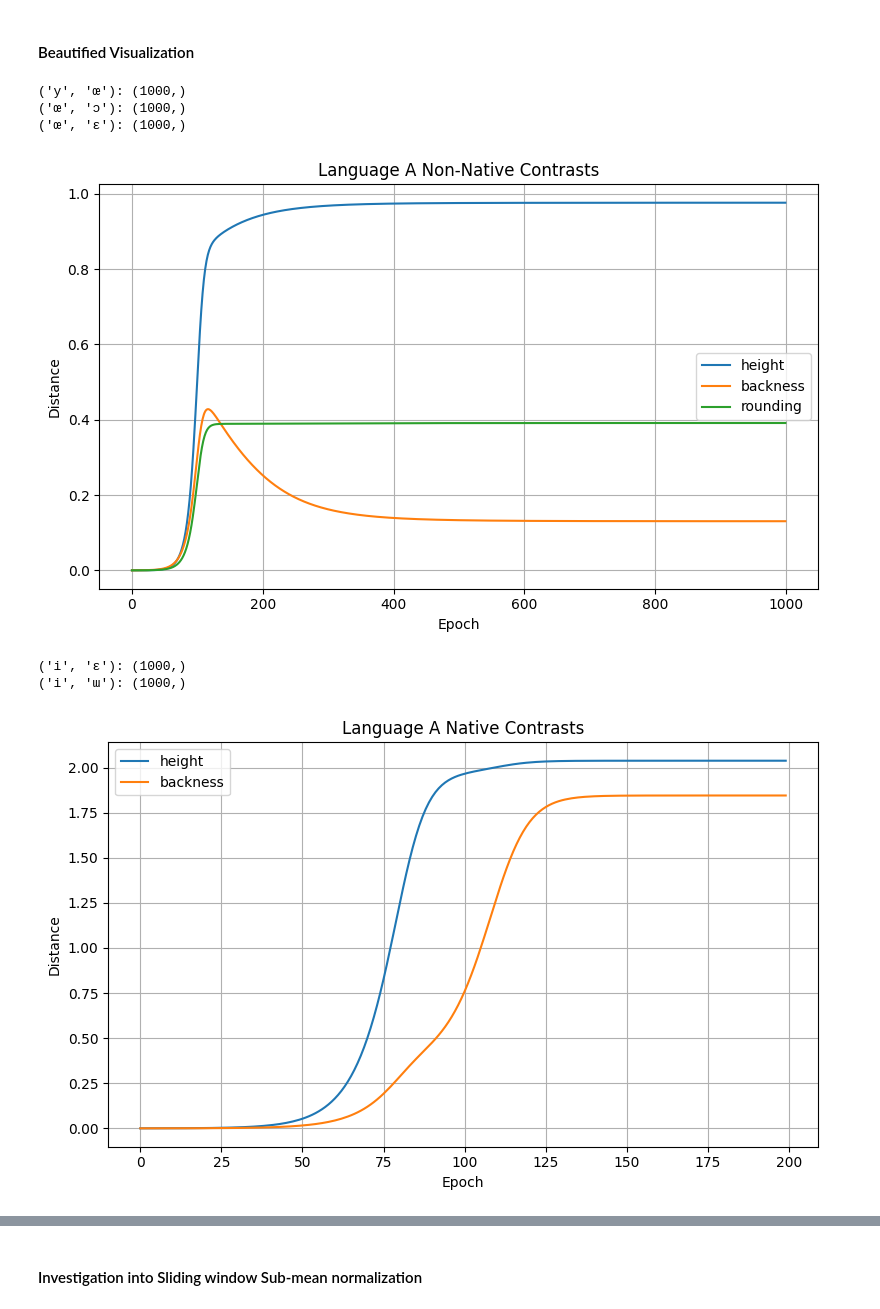
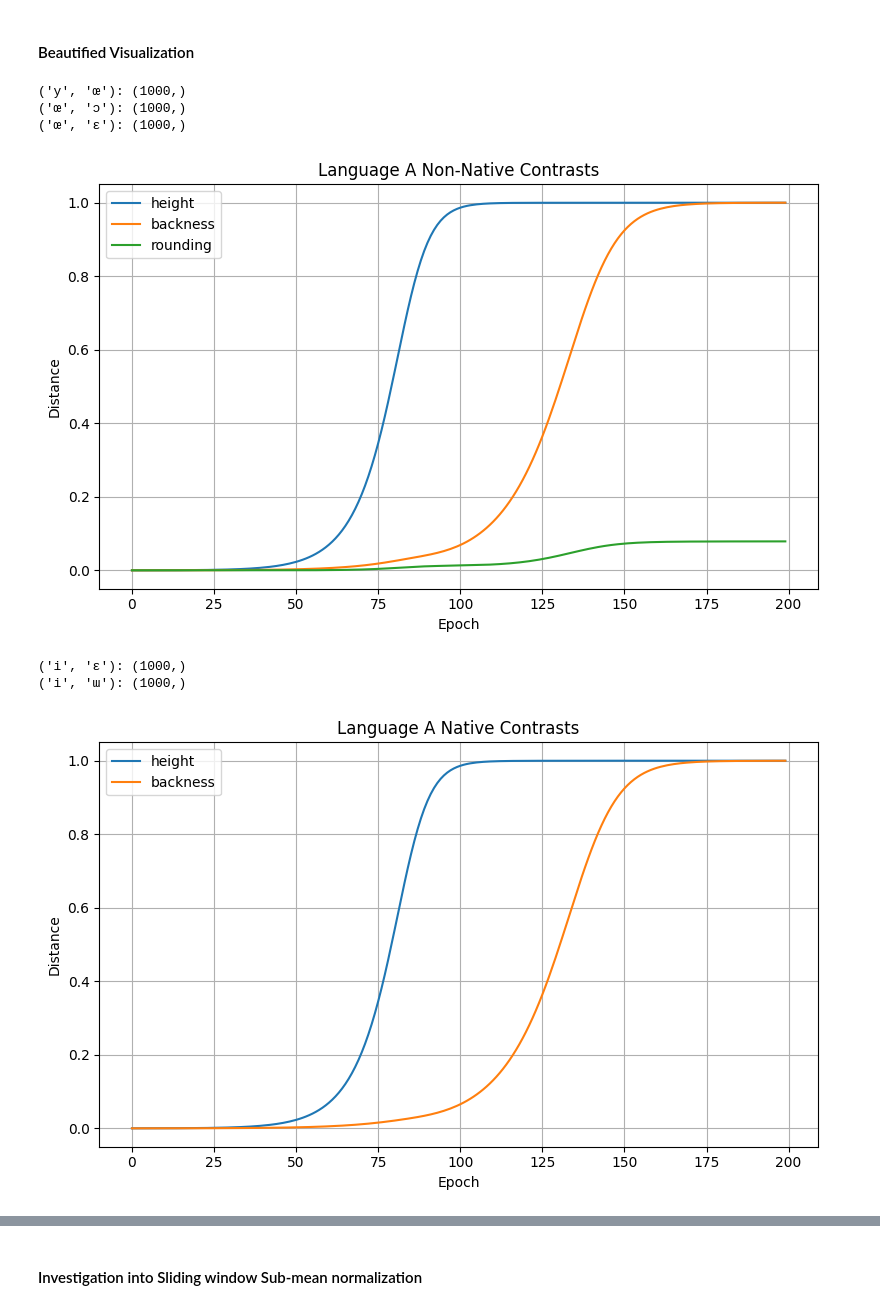
Before and after one commit to Frankalexej/aele, a Jupyter notebook: aele_6.ipynb, the cells around one changed output, grey strips where cells are left out. Saved outputs shown, nothing was run; the diff lists cells and outputs as text; code cells hidden in the pictures.

```diff
--- a/aele_6.ipynb
+++ b/aele_6.ipynb
@@ -781,12 +781,12 @@ print("\nExplained variance ratio:", np.round(evr, 4))
 #     np.array([-1.0, 0.9, 0.2, 0.0]),  # /ʌ/
 # ]
 means_train = [
-    np.array([1.0, -0.9, 0.2]),  # /i/
-    np.array([1.0, 0.9, 0.2]),  # /ɯ/
-    np.array([-1.0, -0.9, 0.2]),  # /ɛ/
-    np.array([-1.0, 0.9, 0.2]),  # /ʌ/
+    np.array([1.0, -0.8, 0.2]),  # /i/
+    np.array([1.0, 0.8, 0.2]),  # /ɯ/
+    np.array([-1.0, -0.8, 0.2]),  # /ɛ/
+    np.array([-1.0, 0.8, 0.2]),  # /ʌ/
 ]
-var_strength = 0.05  # same in all dimensions
+var_strength = 0.1  # same in all dimensions
 vars_train = [var_strength] * len(means_train)
 sizes_train = [1000 // len(means_train)] * len(means_train)  # for example
 tags_train = ["i", "ɯ", "ɛ", "ʌ"]
@@ -802,14 +802,14 @@ tags_train = ["i", "ɯ", "ɛ", "ʌ"]
 #     np.array([-1.0, 0.9, -0.2, 0.0]),  # /ɔ/
 # ]
 means_test = [
-    np.array([1.0, -0.9, 0.2]),  # /i/
-    np.array([1.0, 0.9, 0.2]),  # /ɯ/
-    np.array([-1.0, -0.9, 0.2]),  # /ɛ/
-    np.array([-1.0, 0.9, 0.2]),  # /ʌ/
-    np.array([1.0, -0.9, -0.2]),  # /y/
-    np.array([1.0, 0.9, -0.2]),  # /u/
-    np.array([-1.0, -0.9, -0.2]),  # /œ/
-    np.array([-1.0, 0.9, -0.2]),  # /ɔ/
+    np.array([1.0, -0.8, 0.2]),  # /i/
+    np.array([1.0, 0.8, 0.2]),  # /ɯ/
+    np.array([-1.0, -0.8, 0.2]),  # /ɛ/
+    np.array([-1.0, 0.8, 0.2]),  # /ʌ/
+    np.array([1.0, -0.8, -0.2]),  # /y/
+    np.array([1.0, 0.8, -0.2]),  # /u/
+    np.array([-1.0, -0.8, -0.2]),  # /œ/
+    np.array([-1.0, 0.8, -0.2]),  # /ɔ/
 ]
 vars_test = [var_strength] * len(means_test)
 sizes_test = [500] * len(means_test)  # for example
@@ -869,7 +869,7 @@ var_param = 0.5
 reg = [0.0, reg_param, 0.0]
 var = [0.0, 0.0, var_param]
 num_trials = 2
-hidden_dim = 1
+hidden_dim = 2
 
 recorded_models = []
 
@@ -1060,35 +1079,35 @@ for label_a, label_b in contrast_list:
     similarity_curve = similarity_trajectory_normalized(
         recorded_models[0].history["testing_activations"],
         data_test,
         labels_test,
         label_a=label_a,
         label_b=label_b,
         calculator=average_euclidean_distance
     )
     raw_curves[(label_a, label_b)] = np.array(similarity_curve)
 
 # Verify shape
 for pair, curve in raw_curves.items():
     print(f"{pair}: {curve.shape}")
 
 # (Optional quick check)
 plt.figure(figsize=(8,5))
 for (label_a, label_b), curve in raw_curves.items():
     # plt.plot(curve, label=f"{label_a} vs {label_b}")
-    plt.plot(curve[:], label=f"{contrast_names[(label_a, label_b)]}")
+    plt.plot(curve[:200], label=f"{contrast_names[(label_a, label_b)]}")
 plt.xlabel("Epoch")
 plt.ylabel("Distance")
 plt.title("Language A Non-Native Contrasts")
 plt.legend()
 plt.grid(True)
 plt.tight_layout()
 plt.savefig("./writing_plot/sim_curve_A_nonnative.pdf")
 plt.show()
 # %% [output]
 ('y', 'œ'): (1000,)
 ('œ', 'ɔ'): (1000,)
 ('œ', 'ɛ'): (1000,)
-[figure, old version]
+[figure, new version]
 # %%
 import numpy as np
 import matplotlib.pyplot as plt
@@ -1112,8 +1131,9 @@ raw_curves = {}  # maps (label_a, label_b) → np.array of distances per epoch
 
 # Iterate over contrasts and compute full trajectories
 for label_a, label_b in contrast_list:
-    similarity_curve = similarity_trajectory(
+    similarity_curve = similarity_trajectory_normalized(
         recorded_models[0].history["testing_activations"],
+        data_test,
         labels_test,
         label_a=label_a,
         label_b=label_b,
@@ -1141,4 +1161,4 @@ plt.show()
 # %% [output]
 ('i', 'ɛ'): (1000,)
 ('i', 'ɯ'): (1000,)
-[figure, old version]
+[figure, new version]
```
Also changed, not shown: parts of 19 cells of this notebook, 5 other files.
